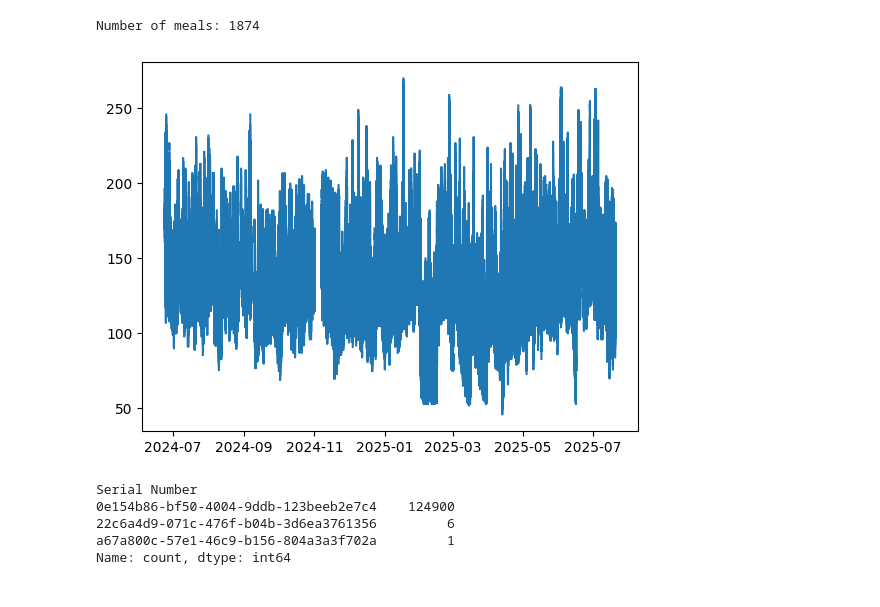
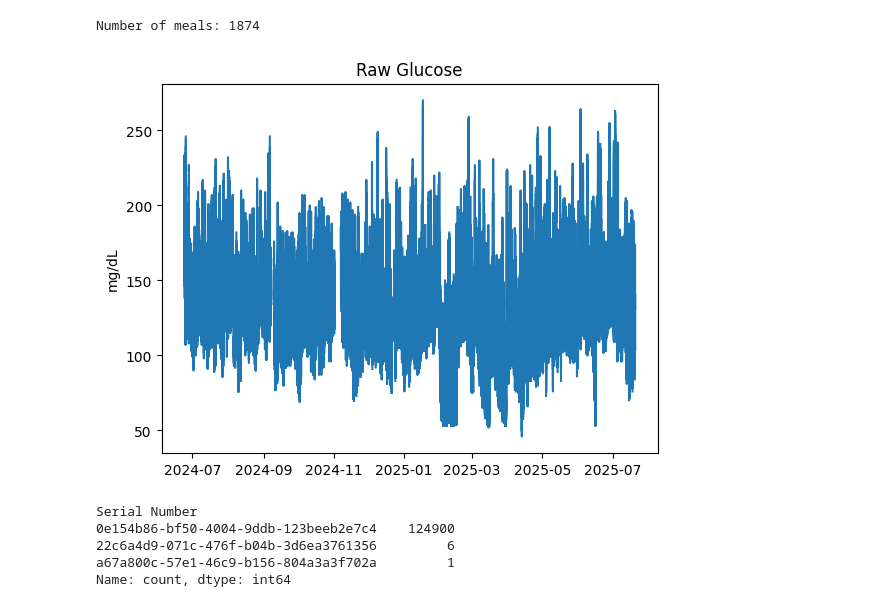
Before and after one commit to piggyatbaqaqi/sugarbowl, a Jupyter notebook: explore/sugarbowl_piggy.ipynb, the cells around one changed output. Cells and saved outputs as stored; diff of their text form; code cells hidden in the pictures.

```diff
--- a/explore/sugarbowl_piggy.ipynb
+++ b/explore/sugarbowl_piggy.ipynb
@@ -85,9 +86,11 @@ print(f"Number of meals: {len(meals)}")
 Number of meals: 1874
 # %%
 plt.plot(data['timestamp'], data['Historic Glucose mg/dL'])
+plt.ylabel('mg/dL')
+plt.title('Raw Glucose')
 plt.show()
 # %% [output]
-[figure, old version]
+[figure, new version]
 # %%
 data['Serial Number'].value_counts()
 # %% [output]
```
Also changed, not shown: parts of 5 cells of this notebook.
